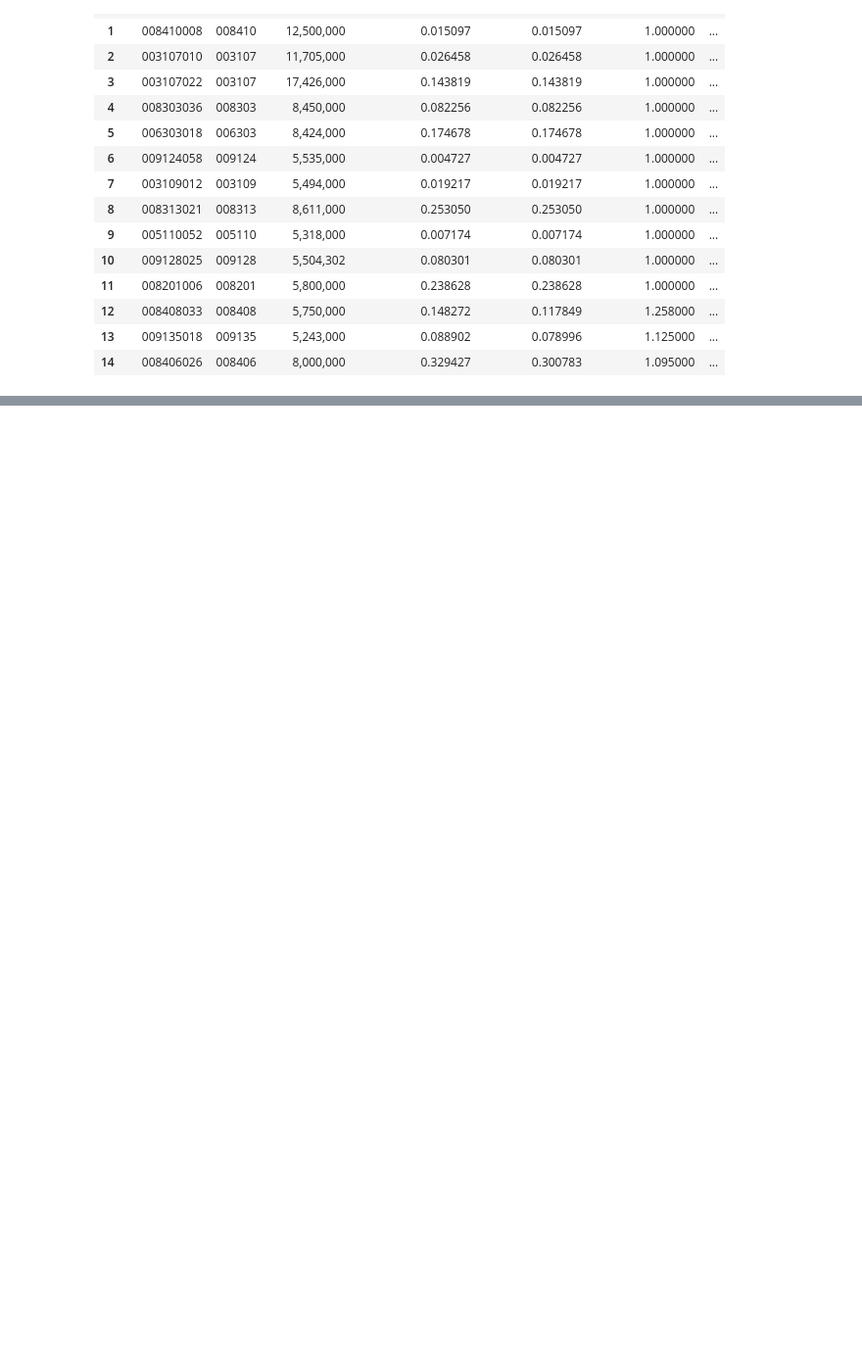
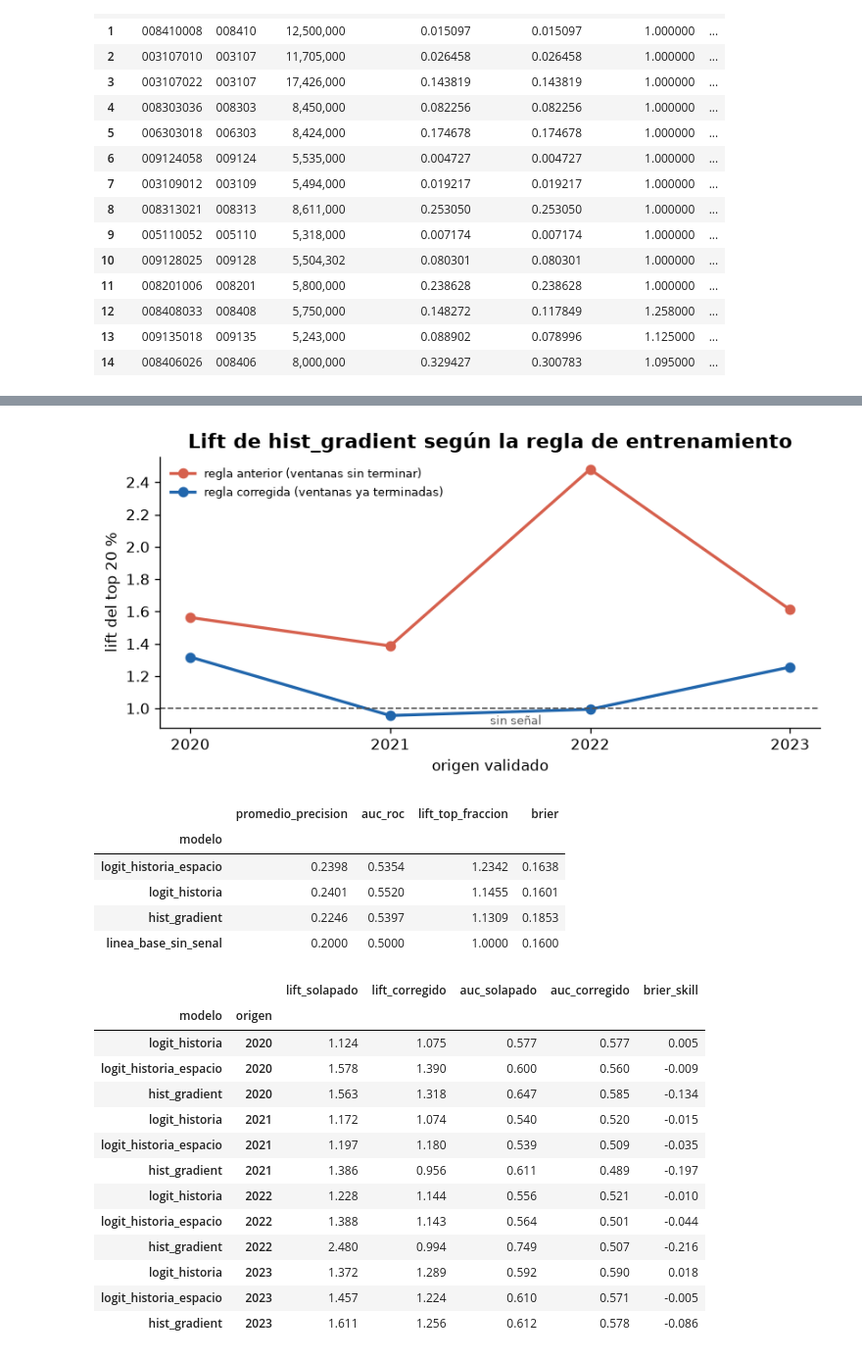
Before and after one commit to Andresdc11/Catastro_Project, a Jupyter notebook: potencial_manzanas/informe_potencial.ipynb, the cells around one changed output, grey strips where cells are left out. Shown at 98% size. Saved outputs shown, nothing was run; the diff lists cells and outputs as text; code cells hidden in the pictures; blank space fills up the shorter version.

```diff
--- a/potencial_manzanas/informe_potencial.ipynb
+++ b/potencial_manzanas/informe_potencial.ipynb
@@ -600,0 +726,47 @@ display(contexto.loc[flag].sort_values("score_contextual_0_100", ascending=False
+# %%
+# la misma especificacion con las dos reglas: solapada (origen < origen validado) y corregida (fin <= origen)
+solapado = pd.read_csv(OUTPUTS / "backtest_metricas_solapado.csv")
+base_brier = metricas[metricas.modelo == "linea_base_sin_senal"].set_index("origen_validacion")["brier"]
+comparacion = (metricas[metricas.modelo != "linea_base_sin_senal"]
+               .merge(solapado, on=["modelo", "origen_validacion"], suffixes=("", "_solapado")))
+comparacion["brier_skill"] = 1 - comparacion["brier"] / comparacion["origen_validacion"].map(base_brier)
+tabla_reglas = comparacion[["modelo", "origen_validacion", "lift_top_fraccion_solapado", "lift_top_fraccion",
+                            "auc_roc_solapado", "auc_roc", "brier_skill"]].rename(
+    columns={"origen_validacion": "origen", "lift_top_fraccion_solapado": "lift_solapado", "lift_top_fraccion": "lift_corregido",
+             "auc_roc_solapado": "auc_solapado", "auc_roc": "auc_corregido"})
+tabla_reglas.to_csv(OUTPUTS / "backtest_comparacion_reglas.csv", index=False)
+
+hg = tabla_reglas[tabla_reglas.modelo == "hist_gradient"]
+fig, ax = plt.subplots(figsize=(7, 3.5))
+ax.plot(hg.origen, hg.lift_solapado, "o-", color="#d6604d", lw=2, label="regla anterior (ventanas sin terminar)")
+ax.plot(hg.origen, hg.lift_corregido, "o-", color="#2166ac", lw=2, label="regla corregida (ventanas ya terminadas)")
+ax.axhline(1, color="#555555", ls="--", lw=1); ax.text(2021.5, .9, "sin señal", fontsize=8, color="#555555")
+ax.set_xticks(hg.origen); ax.set_xlabel("origen validado"); ax.set_ylabel("lift del top 20 %")
+ax.set_title("Lift de hist_gradient según la regla de entrenamiento", fontweight="bold")
+ax.legend(frameon=False, fontsize=8); ax.spines[["top", "right"]].set_visible(False)
+fig.tight_layout(); plt.show()
+
+display(resumen_modelos.set_index("modelo")[["promedio_precision", "auc_roc", "lift_top_fraccion", "brier"]].round(4))
+tabla_reglas.set_index(["modelo", "origen"]).round(3)
+# %% [output]
+[figure, added]
+|  | promedio_precision | auc_roc | lift_top_fraccion | brier |
+| modelo |  |  |  |  |
+| logit_historia_espacio | 0.2398 | 0.5354 | 1.2342 | 0.1638 |
+| logit_historia | 0.2401 | 0.5520 | 1.1455 | 0.1601 |
+| hist_gradient | 0.2246 | 0.5397 | 1.1309 | 0.1853 |
+| linea_base_sin_senal | 0.2000 | 0.5000 | 1.0000 | 0.1600 |
+|  |  | lift_solapado | lift_corregido | auc_solapado | auc_corregido | brier_skill |
+| modelo | origen |  |  |  |  |  |
+| logit_historia | 2020 | 1.124 | 1.075 | 0.577 | 0.577 | 0.005 |
+| logit_historia_espacio | 2020 | 1.578 | 1.390 | 0.600 | 0.560 | -0.009 |
+| hist_gradient | 2020 | 1.563 | 1.318 | 0.647 | 0.585 | -0.134 |
+| logit_historia | 2021 | 1.172 | 1.074 | 0.540 | 0.520 | -0.015 |
+| logit_historia_espacio | 2021 | 1.197 | 1.180 | 0.539 | 0.509 | -0.035 |
+| hist_gradient | 2021 | 1.386 | 0.956 | 0.611 | 0.489 | -0.197 |
+| logit_historia | 2022 | 1.228 | 1.144 | 0.556 | 0.521 | -0.010 |
+| logit_historia_espacio | 2022 | 1.388 | 1.143 | 0.564 | 0.501 | -0.044 |
+| hist_gradient | 2022 | 2.480 | 0.994 | 0.749 | 0.507 | -0.216 |
+| logit_historia | 2023 | 1.372 | 1.289 | 0.592 | 0.590 | 0.018 |
+| logit_historia_espacio | 2023 | 1.457 | 1.224 | 0.610 | 0.571 | -0.005 |
+| hist_gradient | 2023 | 1.611 | 1.256 | 0.612 | 0.578 | -0.086 |
```
Also changed, not shown: parts of 24 cells of this notebook, 8 other files.
